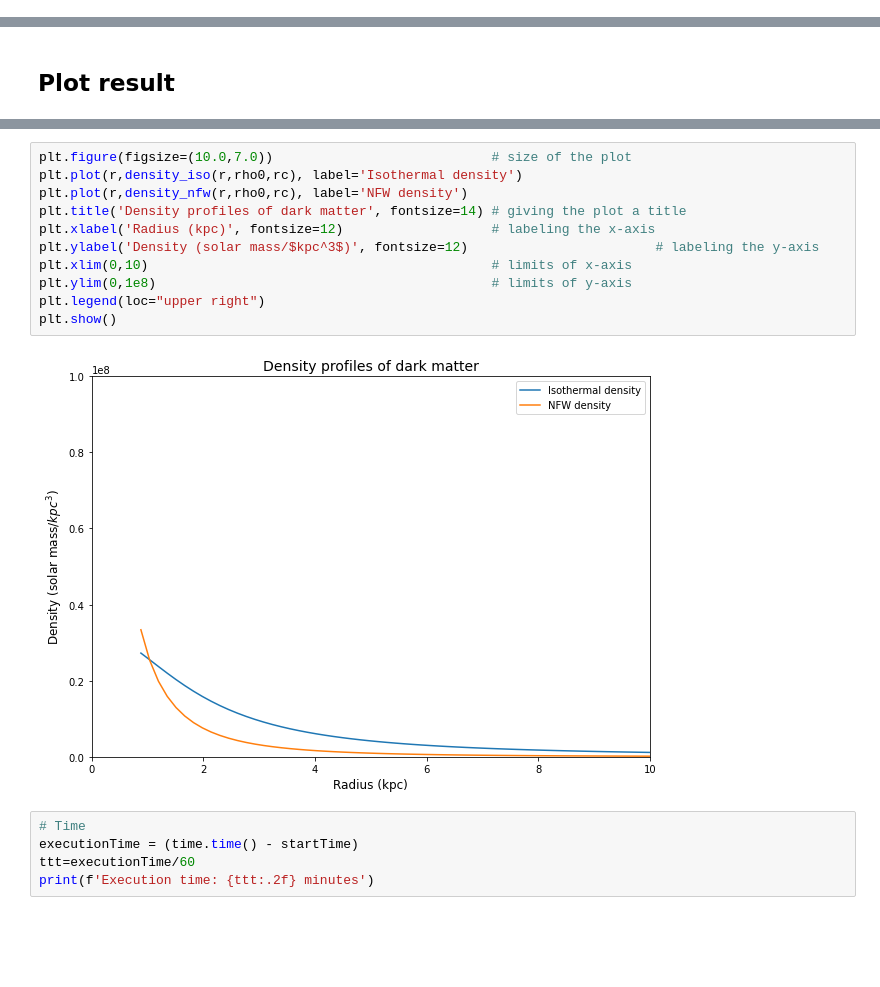
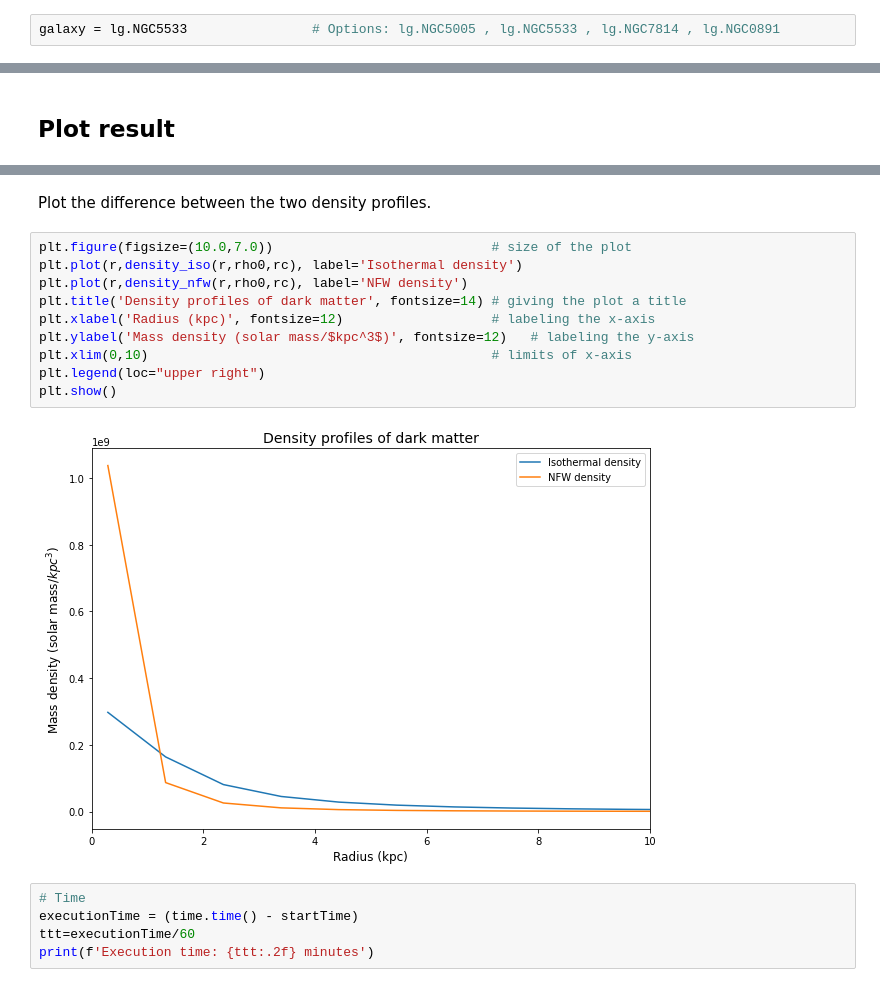
Before and after one commit to villano-lab/galactic-spin-W1, a Jupyter notebook: binder/08_Interactive_Fitting.ipynb, the cells around one changed output, grey strips where cells are left out. Saved outputs shown, nothing was run; the diff lists cells and outputs as text; blank space fills up the shorter version.

```diff
--- a/binder/08_Interactive_Fitting.ipynb
+++ b/binder/08_Interactive_Fitting.ipynb
@@ -32,3 +31,5 @@ galaxy = lg.NGC891                # Choose between NGC5533, NGC891, NGC7814 and
+# %%
+galaxy = lg.NGC5533                # Options: lg.NGC5005 , lg.NGC5533 , lg.NGC7814 , lg.NGC0891
 # %% [markdown]
 ## Import data and curves
 # %%
@@ -243,19 +260,20 @@ Examine the difference between the two most commonly used density profiles for t
     $r_s$ = scale radius<br>
     $r$ = radius<br>
     $\delta_c$ = characteristic density
+# %% [markdown]
+Plot the difference between the two density profiles.
 # %%
 plt.figure(figsize=(10.0,7.0))                            # size of the plot
 plt.plot(r,density_iso(r,rho0,rc), label='Isothermal density')
 plt.plot(r,density_nfw(r,rho0,rc), label='NFW density')
 plt.title('Density profiles of dark matter', fontsize=14) # giving the plot a title
 plt.xlabel('Radius (kpc)', fontsize=12)                   # labeling the x-axis
-plt.ylabel('Density (solar mass/$kpc^3$)', fontsize=12)                        # labeling the y-axis
+plt.ylabel('Mass density (solar mass/$kpc^3$)', fontsize=12)   # labeling the y-axis
 plt.xlim(0,10)                                            # limits of x-axis
-plt.ylim(0,1e8)                                           # limits of y-axis
 plt.legend(loc="upper right")
 plt.show()
 # %% [output]
-[figure, old version]
+[figure, new version]
 # %%
 # Time
 executionTime = (time.time() - startTime)
```
Also changed, not shown: parts of 16 cells of this notebook, 12 other files.
